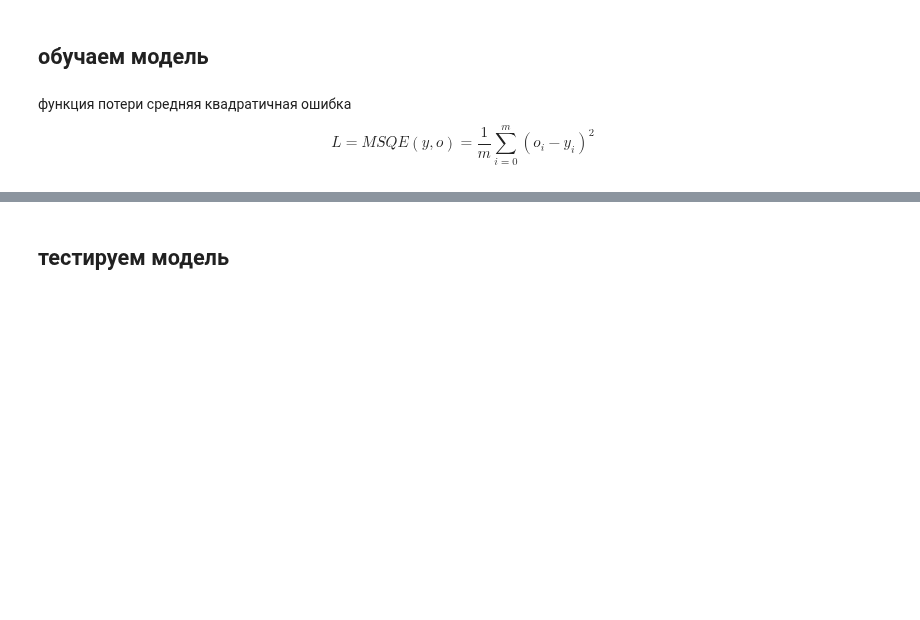
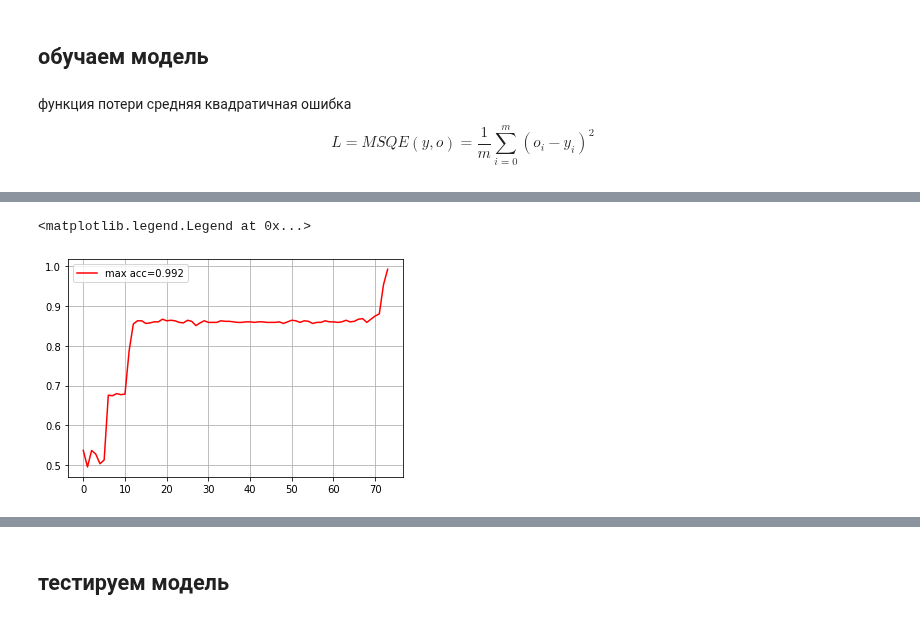
Before and after one commit to mechanoid5/ml_lectorium_legacy, a Jupyter notebook: examples/18-ann/02-mlp-tf.ipynb, the cells around one changed output, grey strips where cells are left out. Cells and saved outputs as stored; diff of their text form; code cells hidden in the pictures; blank space fills up the shorter version.

```diff
--- a/examples/18-ann/02-mlp-tf.ipynb
+++ b/examples/18-ann/02-mlp-tf.ipynb
@@ -196,9 +109,0 @@ def fit_epoch(x,weight,y,lr): # шаг обучения модели
-# %%
-# weight = weight_adjust(weight,d_weight,lr=.1)
-# weight = fit_epoch(X_train,weight,y_train,lr=.1)
-# , tf.identity(loss_value).numpy()
-
-# weight =
-fit_epoch(X_train,weight,y_train,lr=.1)
-
-# gradient(X_train,weight,y_train)
@@ -242,0 +110,30 @@ for i in range(n_epoch): # цикл обучения
+# %%
+optimizer = tf.keras.optimizers.Adam(learning_rate=.1)
+loss = tf.keras.losses.MeanSquaredError()
+model.compile(loss=loss, optimizer=optimizer, metrics=['accuracy'])
+# %%
+from tensorflow.keras.callbacks import Callback
+
+class AccuracyCallback(Callback):
+
+    def on_epoch_end(self, epoch, logs={}):
+        min_acc=.98
+        acc = logs.get('accuracy')
+        if acc is not None:
+            if(logs.get('accuracy') > min_acc):
+                print('\naccuracy threshold reached\n')
+                self.model.stop_training = True
+# %%
+%%time
+
+# пакуем данные в формат TF
+X_train = tf.cast(X_train,tf.float32)
+y_train = tf.cast(y_train,tf.float32)
+
+result = model.fit(
+    X_train,
+    y_train,
+    batch_size=len(y_train)//3,
+    epochs=135,
+    callbacks=[AccuracyCallback()],
+)
@@ -243,7 +158,10 @@ for i in range(n_epoch): # цикл обучения
 # %%
 # история изменения значений погрешности модели
-plt.plot(acc_history,label='max acc=%.3f'%(max(acc_history)))
+plt.plot(result.history['accuracy'],label='max acc=%.3f'%(max(result.history['accuracy'])),c='r')
 plt.grid()
 plt.legend()
+# %% [output]
+<matplotlib.legend.Legend at 0x...>
+[figure, added]
 # %%
 # история изменения значений ф-ции потери
```
Also changed, not shown: parts of 30 cells of this notebook.
